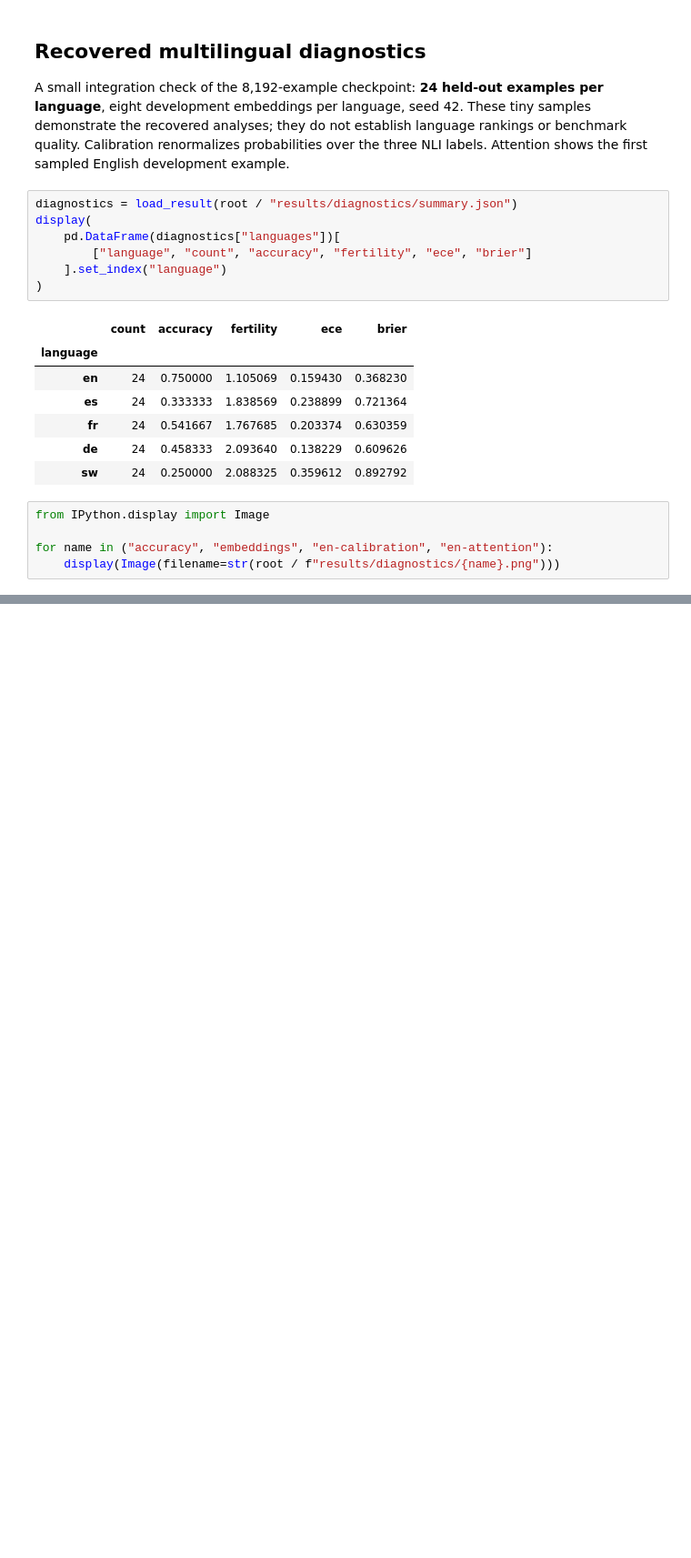
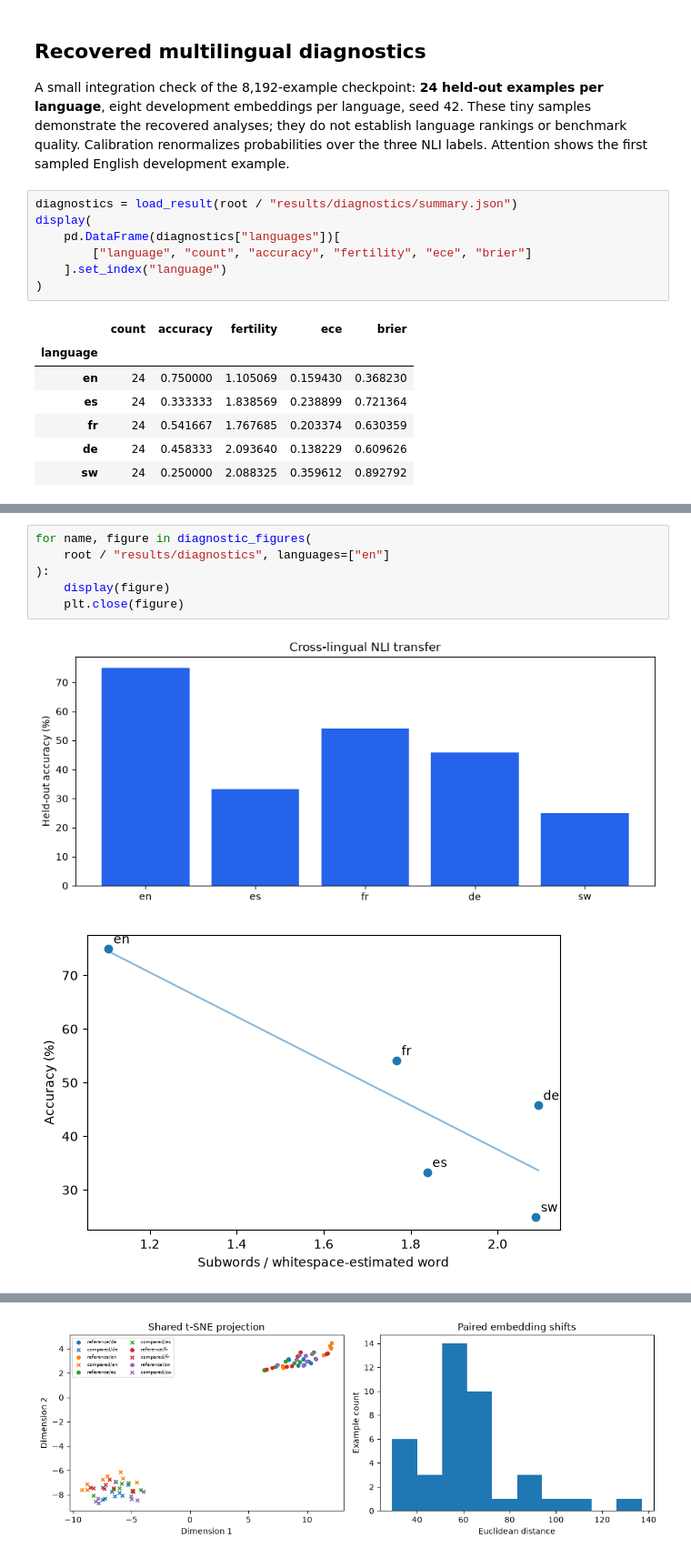
Before and after one commit to kaps-c/Multilingual-GPT2-NLI, a Jupyter notebook: default_final_project.ipynb, the cells around one changed output, grey strips where cells are left out. Shown at 91% size. Saved outputs shown, nothing was run; the diff lists cells and outputs as text; blank space fills up the shorter version.

```diff
--- a/default_final_project.ipynb
+++ b/default_final_project.ipynb
@@ -141,8 +160,3 @@ display(
 | fr | 24 | 0.541667 | 1.767685 | 0.203374 | 0.630359 |
 | de | 24 | 0.458333 | 2.093640 | 0.138229 | 0.609626 |
 | sw | 24 | 0.250000 | 2.088325 | 0.359612 | 0.892792 |
-# %%
-from IPython.display import Image
-
-for name in ("accuracy", "embeddings", "en-calibration", "en-attention"):
-    display(Image(filename=str(root / f"results/diagnostics/{name}.png")))
@@ -193,0 +169,9 @@ Checks include reference GPT-2 output agreement, the preserved AdamW numerical r
+# %%
+for name, figure in diagnostic_figures(
+    root / "results/diagnostics", languages=["en"]
+):
+    display(figure)
+    plt.close(figure)
+# %% [output]
+[figure, added]
+[figure, added]
@@ -193,0 +181 @@ Checks include reference GPT-2 output agreement, the preserved AdamW numerical r
+[figure, added]
```
Also changed, not shown: parts of 20 cells of this notebook, 18 other files.
